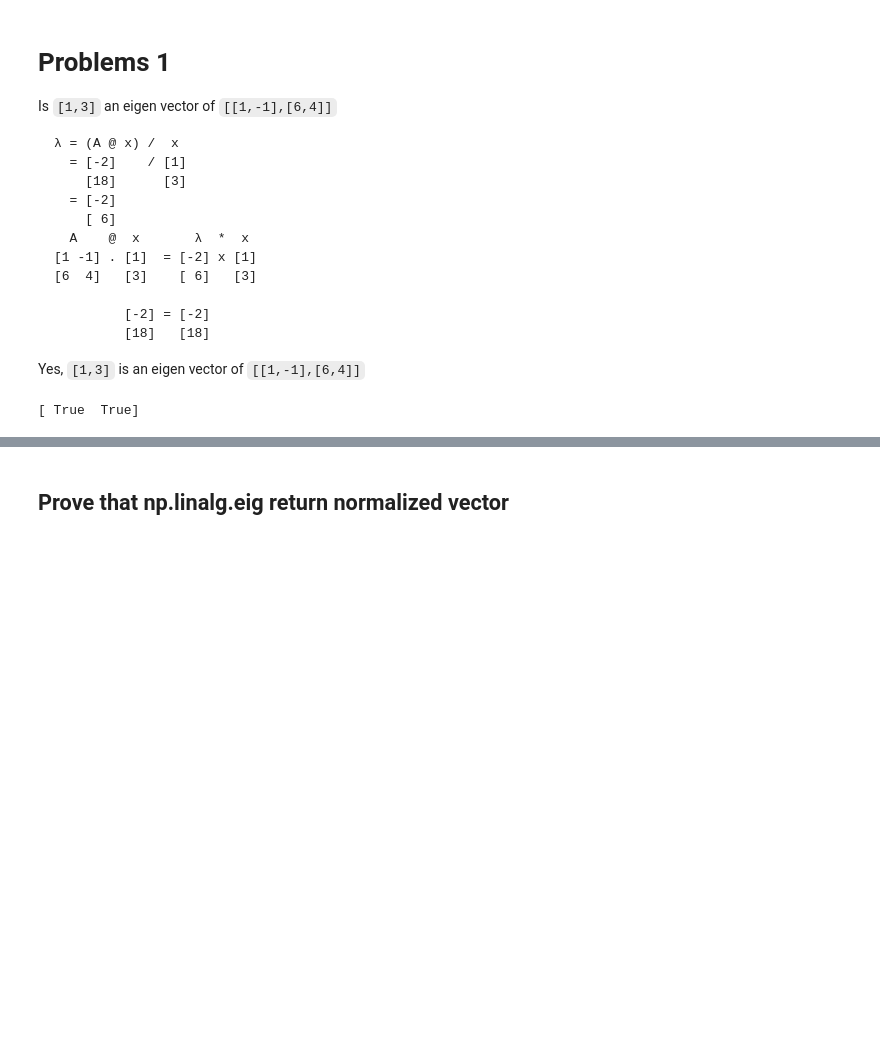
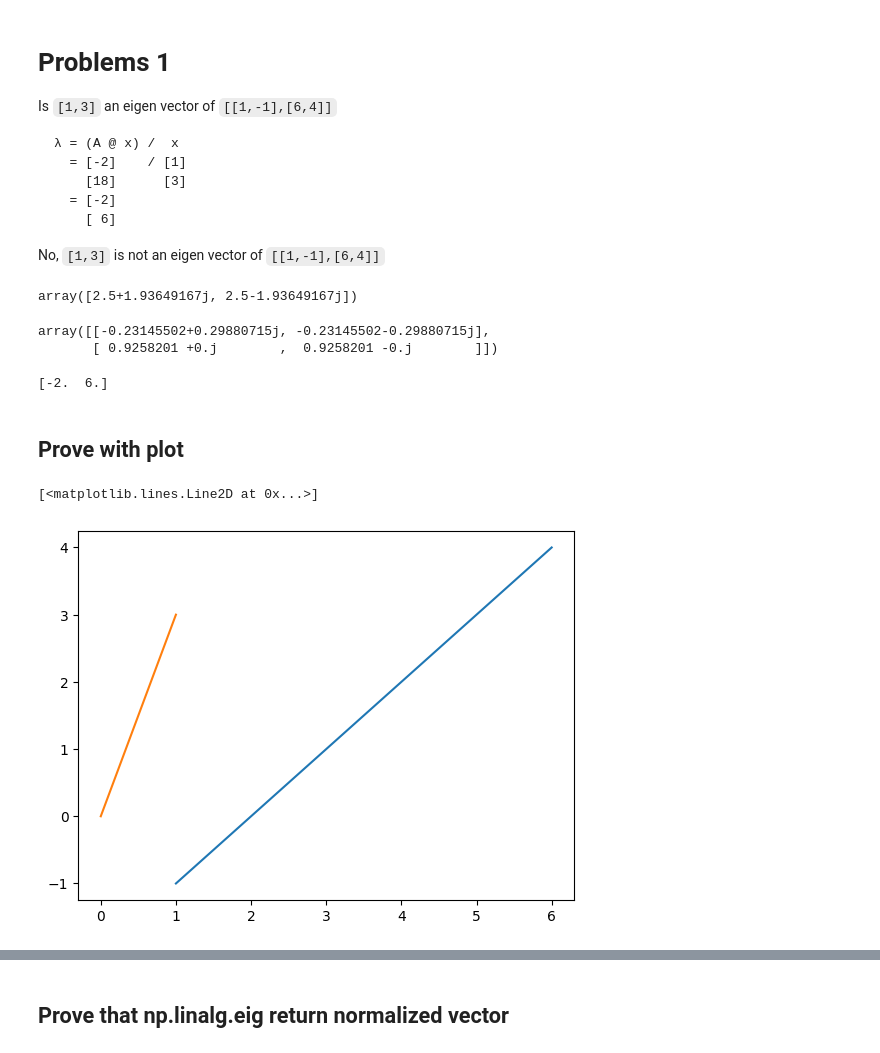
Before and after one commit to jasonrichdarmawan/hacktiv8-ftds-fase0, a Jupyter notebook: week02_day02/h8dsft_Linear_Algebra3/h8dsft_Linear_Algebra3.ipynb, the cells around one changed output, grey strips where cells are left out. Cells and saved outputs as stored; diff of their text form; code cells hidden in the pictures; blank space fills up the shorter version.

````diff
--- a/week02_day02/h8dsft_Linear_Algebra3/h8dsft_Linear_Algebra3.ipynb
+++ b/week02_day02/h8dsft_Linear_Algebra3/h8dsft_Linear_Algebra3.ipynb
@@ -16,27 +17,34 @@ Is `[1,3]` an eigen vector of `[[1,-1],[6,4]]`
     [18]      [3]
   = [-2]
     [ 6]
-  A    @  x       λ  *  x
-[1 -1] . [1]  = [-2] x [1]
-[6  4]   [3]    [ 6]   [3]
-
-         [-2] = [-2]
-         [18]   [18]
 ```
 
-Yes, `[1,3]` is an eigen vector of `[[1,-1],[6,4]]`
+No, `[1,3]` is not an eigen vector of `[[1,-1],[6,4]]`
 # %%
 # Problems 1
+#              x, y
 A = np.array([[1,-1],
+#              x, y
               [6, 4]])
+#             x,y
 x = np.array([1,3])
 # A . x = λ * x
 # λ     = A . x / x
 λ = A @ x / x
-
-print(A @ x == λ * x)
+print(λ)
 # %% [output]
-[ True  True]
+array([2.5+1.93649167j, 2.5-1.93649167j])
+array([[-0.23145502+0.29880715j, -0.23145502-0.29880715j],
+       [ 0.9258201 +0.j        ,  0.9258201 -0.j        ]])
+[-2.  6.]
+# %% [markdown]
+## Prove with plot
+# %%
+plt.plot([1,6],[-1,4])
+plt.plot([1,0], [3,0])
+# %% [output]
+[<matplotlib.lines.Line2D at 0x...>]
+[figure, added]
 # %% [markdown]
 # Playground
 
````
Also changed, not shown: parts of 3 cells of this notebook, 1 other file.
